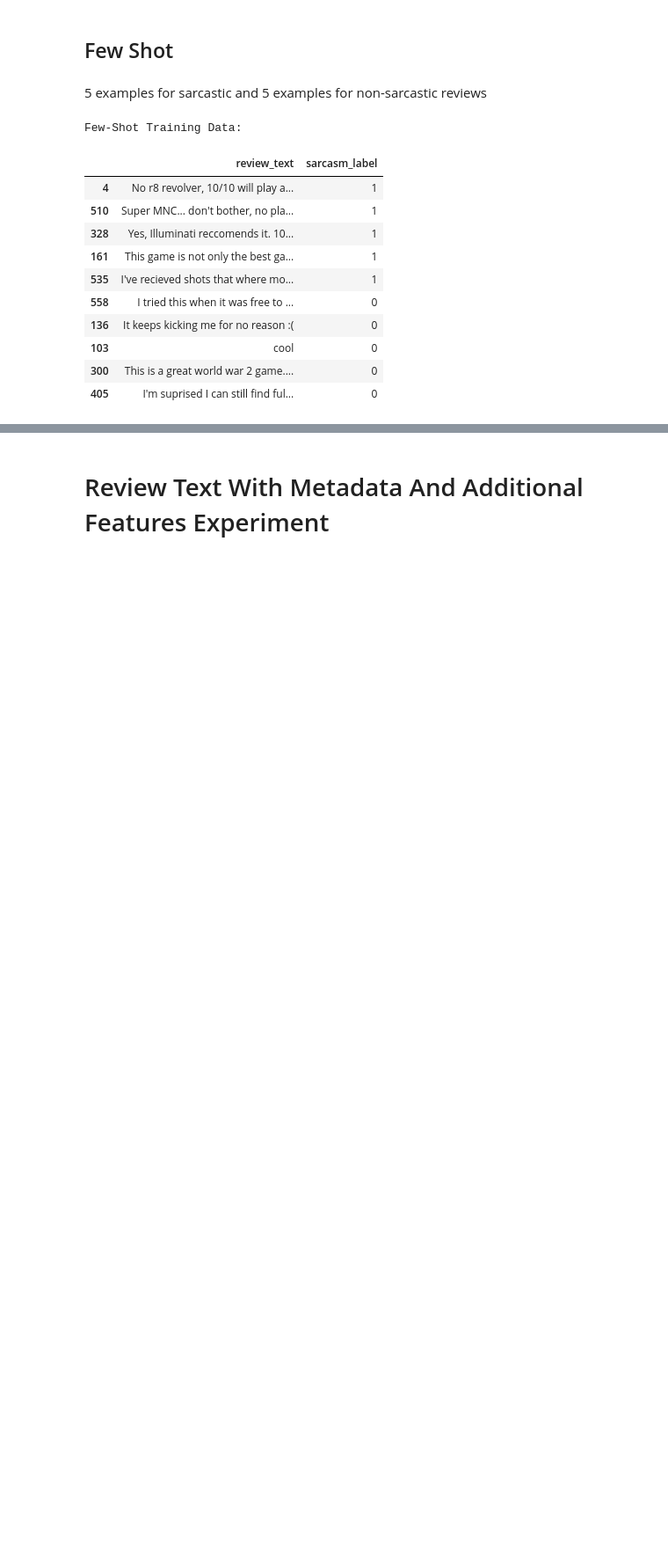
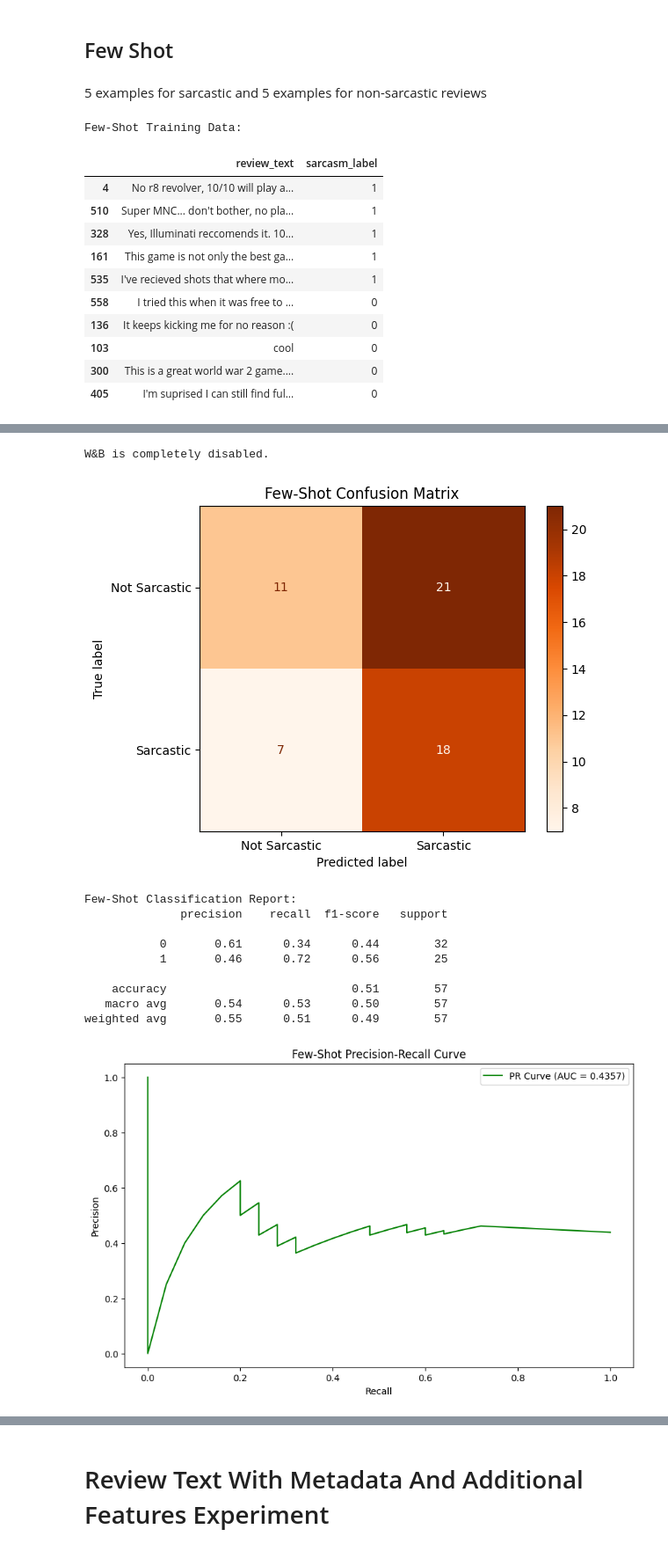
Before and after one commit to kozoB/steam-sarcasm-detection, a Jupyter notebook: Steam_Reviews_Sarcasm_Detection_Project.ipynb, the cells around one changed output, grey strips where cells are left out. Shown at 88% size. Drawn from its saved outputs; the diff is of its cells as text; code cells hidden in the pictures; blank space fills up the shorter version.

```diff
--- a/Steam_Reviews_Sarcasm_Detection_Project.ipynb
+++ b/Steam_Reviews_Sarcasm_Detection_Project.ipynb
@@ -827,3 +821,14 @@ Few-Shot Training Data:
 | 103 | cool | 0 |
 | 300 | This is a great world war 2 game.... | 0 |
 | 405 | I'm suprised I can still find ful... | 0 |
+# %%
+from transformers import AutoTokenizer, AutoModelForSequenceClassification, Trainer, TrainingArguments
+import torch
+
+# Initialize the tokenizer and model (fixed with ignore_mismatched_sizes=True)
+tokenizer = AutoTokenizer.from_pretrained("FacebookAI/roberta-large-mnli")
+few_shot_model = AutoModelForSequenceClassification.from_pretrained(
+    "FacebookAI/roberta-large-mnli",
+    num_labels=2,
+    ignore_mismatched_sizes=True
+)
@@ -829,0 +887,23 @@ Few-Shot Training Data:
+# %%
+import os
+
+# Disable W&B completely
+os.environ["WANDB_DISABLED"] = "true"
+os.environ["WANDB_MODE"] = "offline"  # Ensures W&B does not activate
+
+# If Trainer is still trying to use W&B, explicitly disable it in TrainingArguments
+from transformers import TrainingArguments
+
+training_args = TrainingArguments(
+    output_dir="./few_shot_results",
+    per_device_train_batch_size=2,
+    num_train_epochs=3,
+    logging_steps=1,
+    save_strategy="no",
+    learning_rate=1e-5,
+    report_to=[]  # Explicitly disables W&B in the Trainer
+)
+
+print("W&B is completely disabled.")
+# %% [output]
+W&B is completely disabled.
@@ -829,0 +942,41 @@ Few-Shot Training Data:
+# %%
+from sklearn.metrics import classification_report, ConfusionMatrixDisplay, confusion_matrix, precision_recall_curve, auc
+import matplotlib.pyplot as plt
+
+# Confusion Matrix
+cm = confusion_matrix(text_test_df['sarcasm_label'], text_test_df['few_shot_prediction'])
+disp = ConfusionMatrixDisplay(confusion_matrix=cm, display_labels=["Not Sarcastic", "Sarcastic"])
+disp.plot(cmap="Oranges")
+plt.title("Few-Shot Confusion Matrix")
+plt.show()
+
+# Classification Report
+print("\nFew-Shot Classification Report:")
+print(classification_report(text_test_df['sarcasm_label'], text_test_df['few_shot_prediction']))
+
+# Precision-Recall Curve
+precision, recall, _ = precision_recall_curve(
+    text_test_df['sarcasm_label'],
+    text_test_df['few_shot_confidence_score'] * text_test_df['few_shot_prediction']
+)
+pr_auc = auc(recall, precision)
+
+plt.figure(figsize=(10, 6))
+plt.plot(recall, precision, label=f'PR Curve (AUC = {pr_auc:.4f})', color='green')
+plt.title("Few-Shot Precision-Recall Curve")
+plt.xlabel("Recall")
+plt.ylabel("Precision")
+plt.legend()
+plt.show()
+# %% [output]
+[figure, added]
+Few-Shot Classification Report:
+              precision    recall  f1-score   support
+
+           0       0.61      0.34      0.44        32
+           1       0.46      0.72      0.56        25
+
+    accuracy                           0.51        57
+   macro avg       0.54      0.53      0.50        57
+weighted avg       0.55      0.51      0.49        57
+[figure, added]
```
Also changed, not shown: parts of 35 cells of this notebook.
